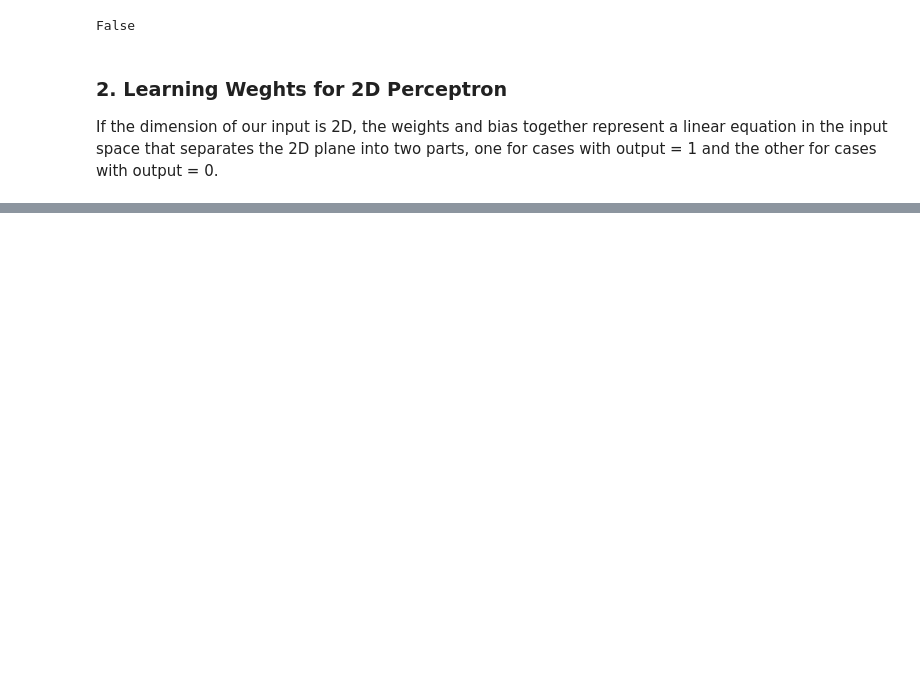
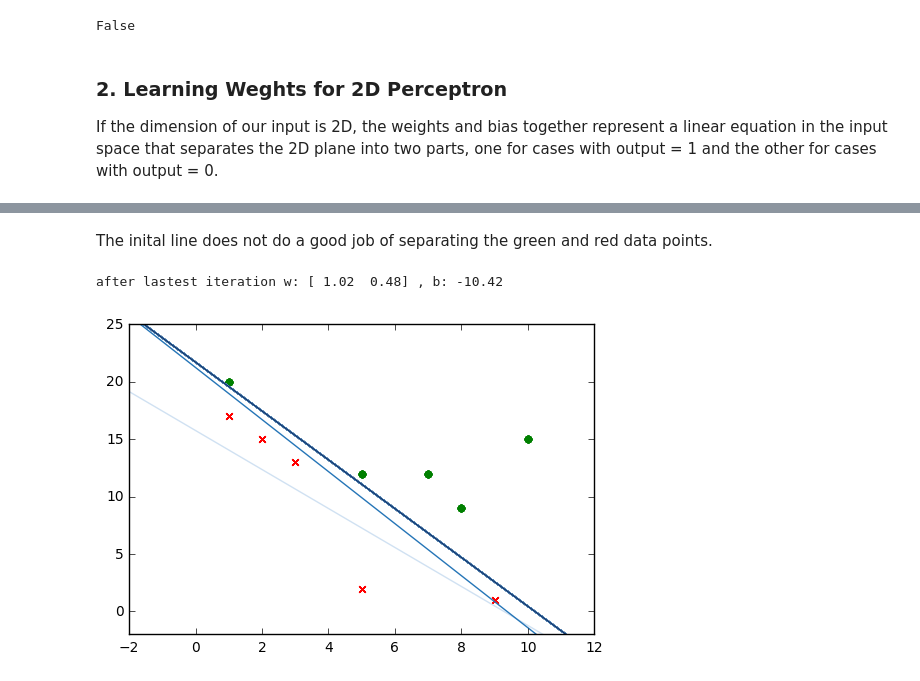
Before and after one commit to kaoyubo/NNML, a Jupyter notebook: 1_intro.ipynb, the cells around one changed output, grey strips where cells are left out. Saved outputs shown, nothing was run; the diff lists cells and outputs as text; code cells hidden in the pictures; blank space fills up the shorter version.

```diff
--- a/1_intro.ipynb
+++ b/1_intro.ipynb
@@ -45,19 +45,20 @@ def forward_propagation(W, X, b):
     return s > 0
 # %%
 
-def update_weights(output, W, X, b):
+def update_weights(output, W, X, b, learning_rate=0.01):
     """
         Args:
             W (array): weight vector
-            X (array): input vector
+            X (array): inputs
             b (float): bias
+            learning_rate (float):
         Returns:
             W (array): updated weight vector
             b (float): updated bias
     """
     pred_output = forward_propagation(W, X, b)
-    W += (output - pred_output) * X
-    b += (output - pred_output)
+    W += learning_rate * (output - pred_output) * X
+    b += learning_rate * (output - pred_output)
     return W, b
 # %%
 forward_propagation([1.2, 1], [-1, 0], .2)
@@ -106,0 +104,26 @@ plt.show()
+# %% [markdown]
+The inital line does not do a good job of separating the green and red data points.
+# %%
+
+for i in range(10):
+    permute = np.random.permutation(len(X))
+    for j in permute:
+        color = 'r'
+        marker = 'x'
+        w, b = update_weights(y[j], w, X[j], b, 0.01)
+        y_line = (-w[0] * x_line - b)/ w[1]
+        if y[j] == 1:
+            color = 'g'
+            marker = 'o'
+        plt.scatter(X[j][0], X[j][1], color=color, marker=marker)
+        plt.plot(x_line, y_line, color=shade[j])
+
+print('after lastest iteration w:', w, ', b:', b)
+
+axes = plt.gca()
+axes.set_xlim([-2, 12])
+axes.set_ylim([-2, 25])
+plt.show()
+# %% [output]
+after lastest iteration w: [ 1.02  0.48] , b: -10.42
+[figure, added]
```
Also changed, not shown: parts of 4 cells of this notebook.
